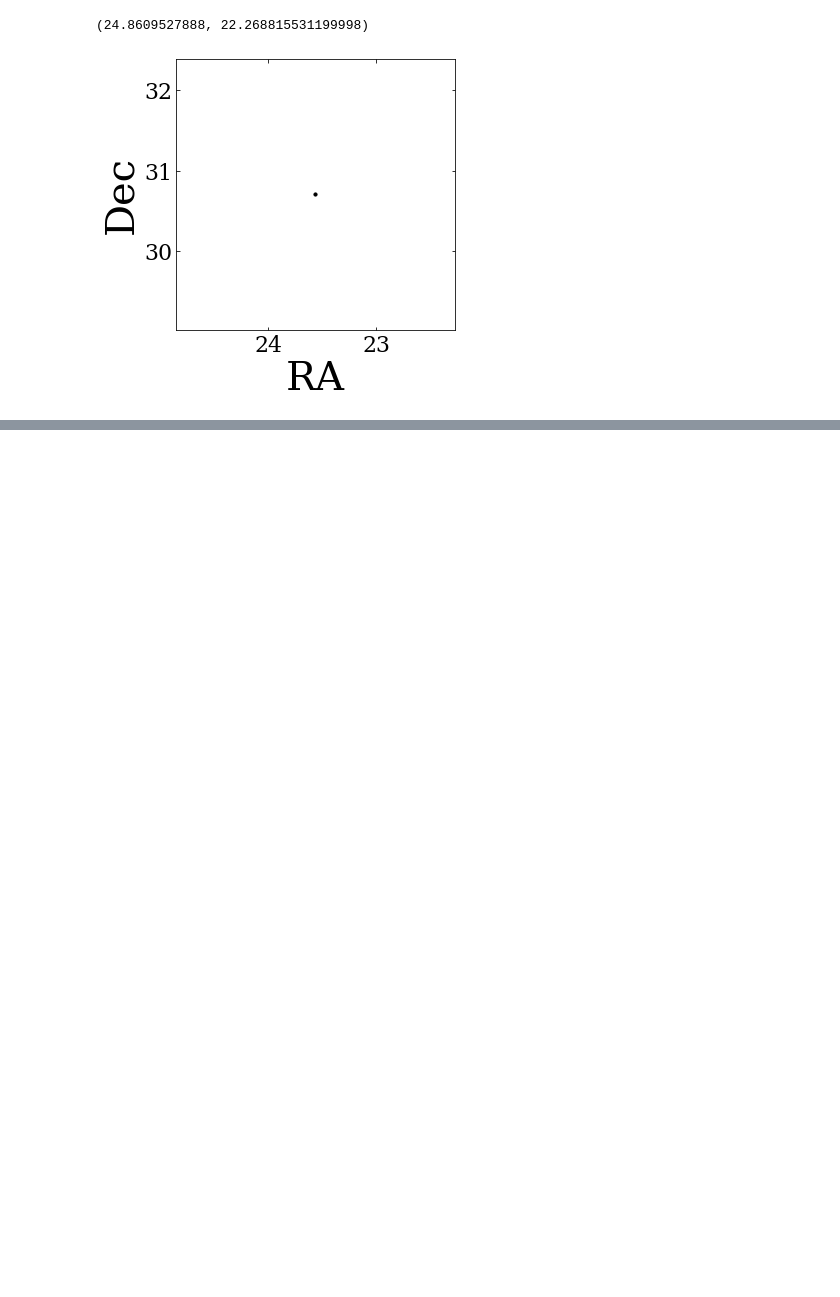
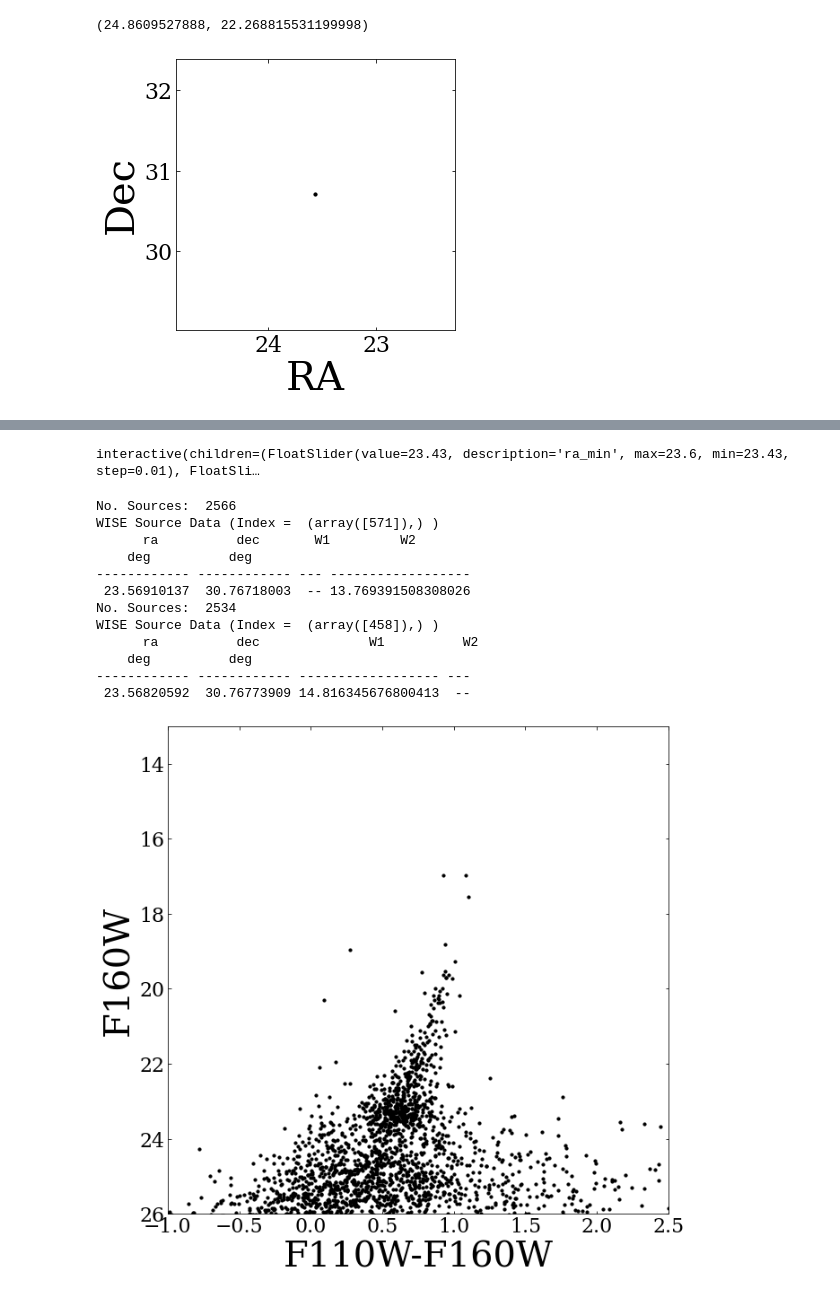
Before and after one commit to tmsandford/M33_Matching, a Jupyter notebook: M33_Matching_Exploration.ipynb, the cells around one changed output, grey strips where cells are left out. Saved outputs shown, nothing was run; the diff lists cells and outputs as text; code cells hidden in the pictures; blank space fills up the shorter version.

```diff
--- a/M33_Matching_Exploration.ipynb
+++ b/M33_Matching_Exploration.ipynb
@@ -508,0 +563,26 @@ ax.set_xlim(ax.get_xlim()[::-1])
+# %%
+wise.sources()
+# %% [output]
+interactive(children=(FloatSlider(value=23.43, description='ra_min', max=23.6, min=23.43, step=0.01), FloatSli…
+# %%
+def get_sources(wise_ra):
+  """takes input RA from WISE, rounded to 4 decimals, and returns PHATTER plot of sources in same area"""
+  wise_index = np.where(table['ra'].round(4) == wise_ra)
+  phatter_sources(wise_index)
+# %%
+get_sources(23.5691)
+get_sources(23.5682)
+# %% [output]
+No. Sources:  2566
+WISE Source Data (Index =  (array([571]),) )
+      ra          dec       W1         W2
+    deg          deg
+------------ ------------ --- ------------------
+ 23.56910137  30.76718003  -- 13.769391508308026
+No. Sources:  2534
+WISE Source Data (Index =  (array([458]),) )
+      ra          dec              W1          W2
+    deg          deg
+------------ ------------ ------------------ ---
+ 23.56820592  30.76773909 14.816345676800413  --
+[figure, added]
```
Also changed, not shown: parts of 6 cells of this notebook.
